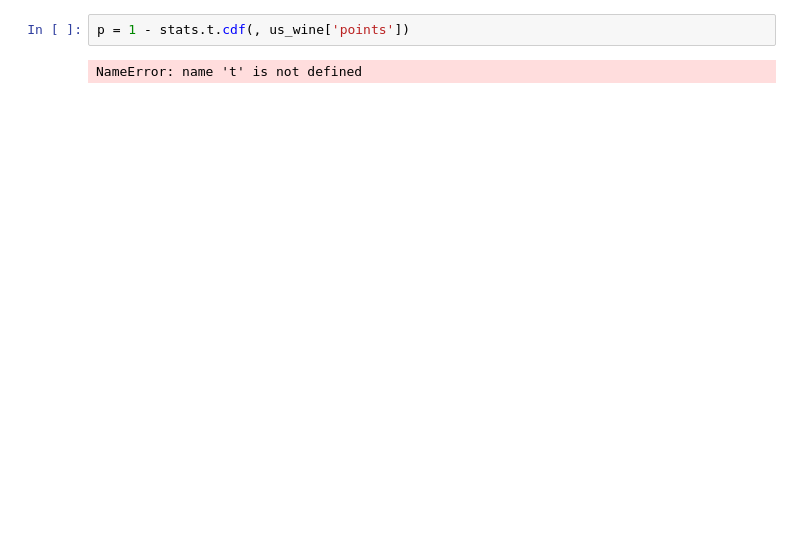
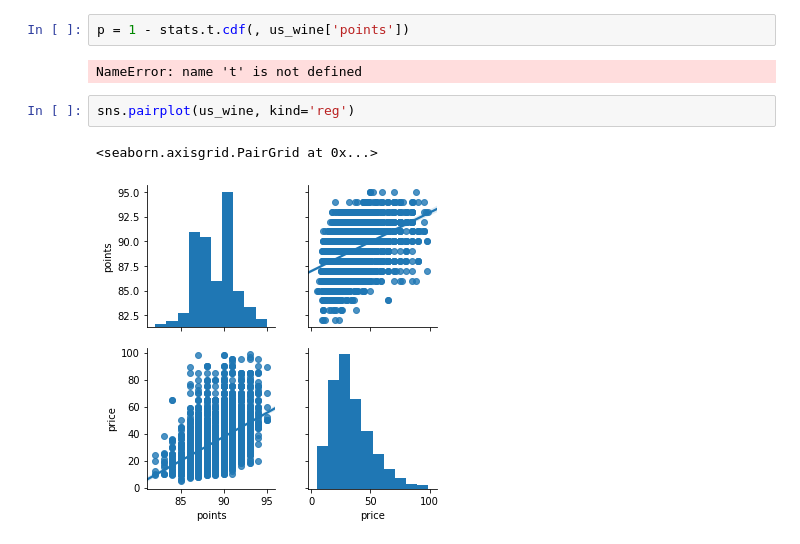
Before and after one commit to nzauner/Wine_Project, a Jupyter notebook: Clean_Wine_Data.ipynb, the cells around one changed output. Drawn from its saved outputs; the diff is of its cells as text; blank space fills up the shorter version.

```diff
--- a/Clean_Wine_Data.ipynb
+++ b/Clean_Wine_Data.ipynb
@@ -192,3 +192,8 @@ welch_ttest(us_wine['points'], french_wine['points'])
 p = 1 - stats.t.cdf(, us_wine['points'])
 # %% [output]
 NameError: name 't' is not defined
+# %%
+sns.pairplot(us_wine, kind='reg')
+# %% [output]
+<seaborn.axisgrid.PairGrid at 0x...>
+[figure, added]
```
Also changed, not shown: parts of 12 cells of this notebook, 4 other files.
